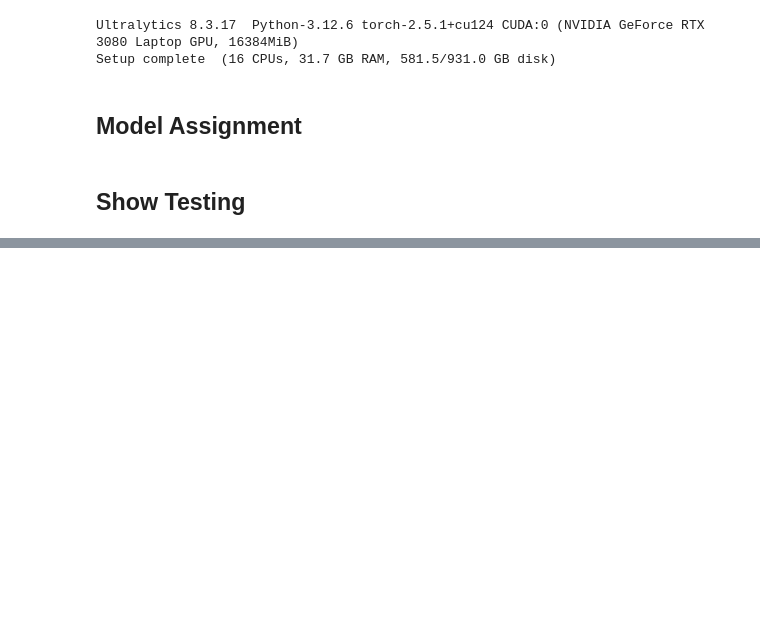
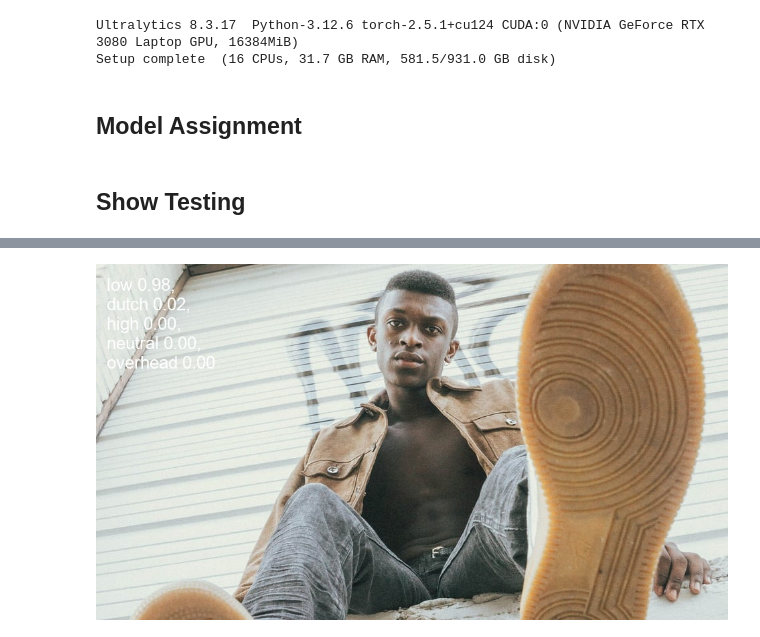
Before and after one commit to aclee5/CVProject-ShotAngle_LevelClassifier, a Jupyter notebook: ShotLevelAngleClassifier.ipynb, the cells around one changed output, grey strips where cells are left out. Drawn from its saved outputs; the diff is of its cells as text; code cells hidden in the pictures; blank space fills up the shorter version.

```diff
--- a/ShotLevelAngleClassifier.ipynb
+++ b/ShotLevelAngleClassifier.ipynb
@@ -92,0 +95,6 @@ Results saved to runs\classify\predict5
+# %%
+%matplotlib inline
+from PIL import Image
+Image.open('runs/classify/predict4/Blog-March-LowAngle.jpg')
+# %% [output]
+[figure, added]
```
Also changed, not shown: parts of 5 cells of this notebook, 5 other files.
